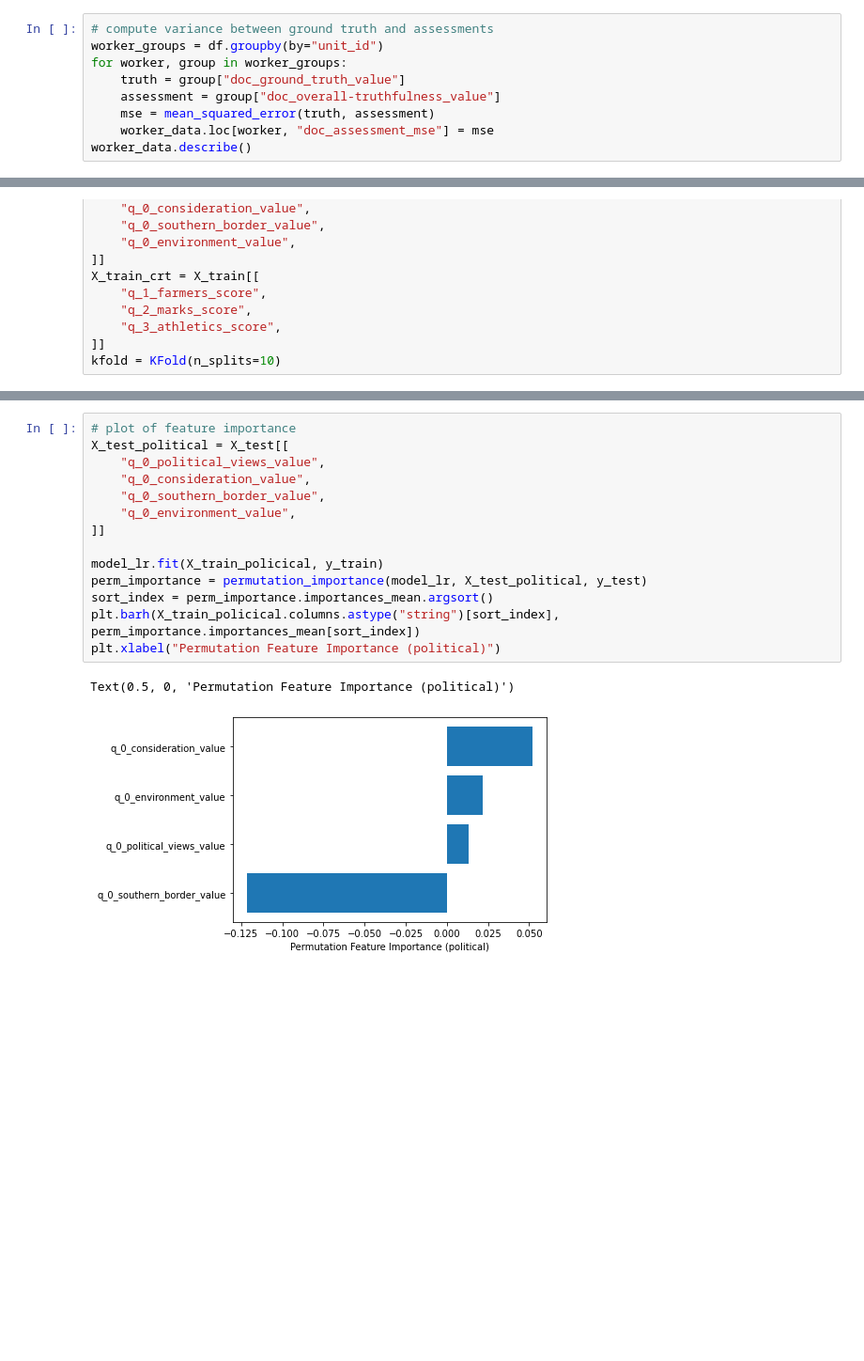
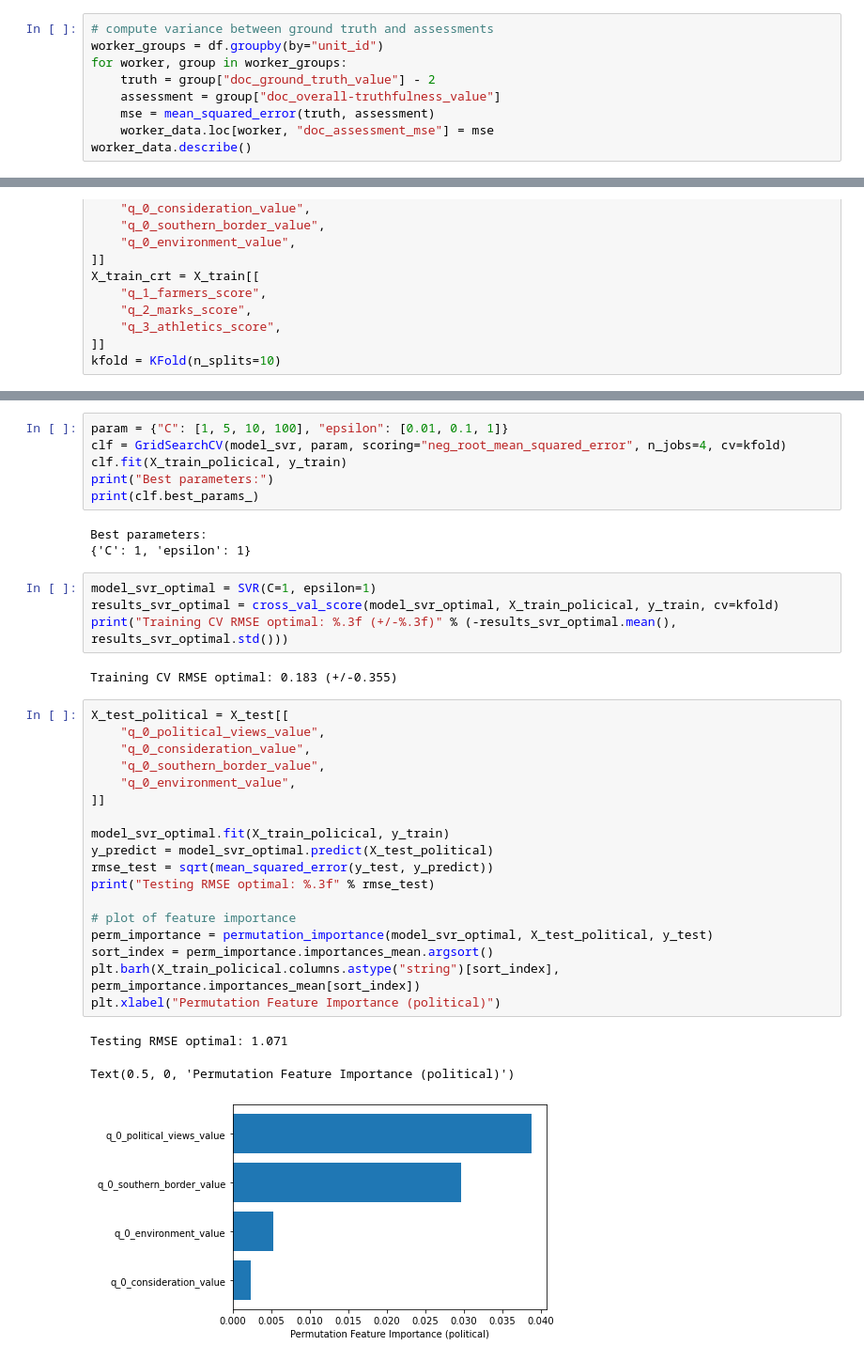
Before and after one commit to EyeofBeholder-NLeSC/play-around-sample-set, a Jupyter notebook: notebooks/IPM_worker_reliability.ipynb, the cells around one changed output, grey strips where cells are left out. Shown: that part at 94% size. Drawn from its saved outputs; the diff is of its cells as text; blank space fills up the shorter version.

```diff
--- a/notebooks/IPM_worker_reliability.ipynb
+++ b/notebooks/IPM_worker_reliability.ipynb
@@ -70,7 +71,7 @@ If there are any correlation between the work profile data and the mse score of
 # compute variance between ground truth and assessments
 worker_groups = df.groupby(by="unit_id")
 for worker, group in worker_groups:
-    truth = group["doc_ground_truth_value"]
+    truth = group["doc_ground_truth_value"] - 2
     assessment = group["doc_overall-truthfulness_value"]
     mse = mean_squared_error(truth, assessment)
     worker_data.loc[worker, "doc_assessment_mse"] = mse
@@ -188,18 +201,38 @@ RMSE svr: 2.271 (+/-0.764)
+# %%
+param = {"C": [1, 5, 10, 100], "epsilon": [0.01, 0.1, 1]}
+clf = GridSearchCV(model_svr, param, scoring="neg_root_mean_squared_error", n_jobs=4, cv=kfold)
+clf.fit(X_train_policical, y_train)
+print("Best parameters:")
+print(clf.best_params_)
+# %% [output]
+Best parameters:
+{'C': 1, 'epsilon': 1}
+# %%
+model_svr_optimal = SVR(C=1, epsilon=1)
+results_svr_optimal = cross_val_score(model_svr_optimal, X_train_policical, y_train, cv=kfold)
+print("Training CV RMSE optimal: %.3f (+/-%.3f)" % (-results_svr_optimal.mean(), results_svr_optimal.std()))
+# %% [output]
+Training CV RMSE optimal: 0.183 (+/-0.355)
 # %%
-# plot of feature importance
 X_test_political = X_test[[
     "q_0_political_views_value",
     "q_0_consideration_value",
     "q_0_southern_border_value",
     "q_0_environment_value",
 ]]
 
-model_lr.fit(X_train_policical, y_train)
-perm_importance = permutation_importance(model_lr, X_test_political, y_test)
+model_svr_optimal.fit(X_train_policical, y_train)
+y_predict = model_svr_optimal.predict(X_test_political)
+rmse_test = sqrt(mean_squared_error(y_test, y_predict))
+print("Testing RMSE optimal: %.3f" % rmse_test)
+
+# plot of feature importance
+perm_importance = permutation_importance(model_svr_optimal, X_test_political, y_test)
 sort_index = perm_importance.importances_mean.argsort()
 plt.barh(X_train_policical.columns.astype("string")[sort_index], perm_importance.importances_mean[sort_index])
 plt.xlabel("Permutation Feature Importance (political)")
 # %% [output]
-Text(0.5, 0, 'Permutation Feature Importance (political)')
+Testing RMSE optimal: 1.071
+Text(0.5, 0, 'Permutation Feature Importance (political)')
-[figure, old version]
+[figure, new version]
 # %%
```
Also changed, not shown: parts of 7 cells of this notebook, 1 other file.
